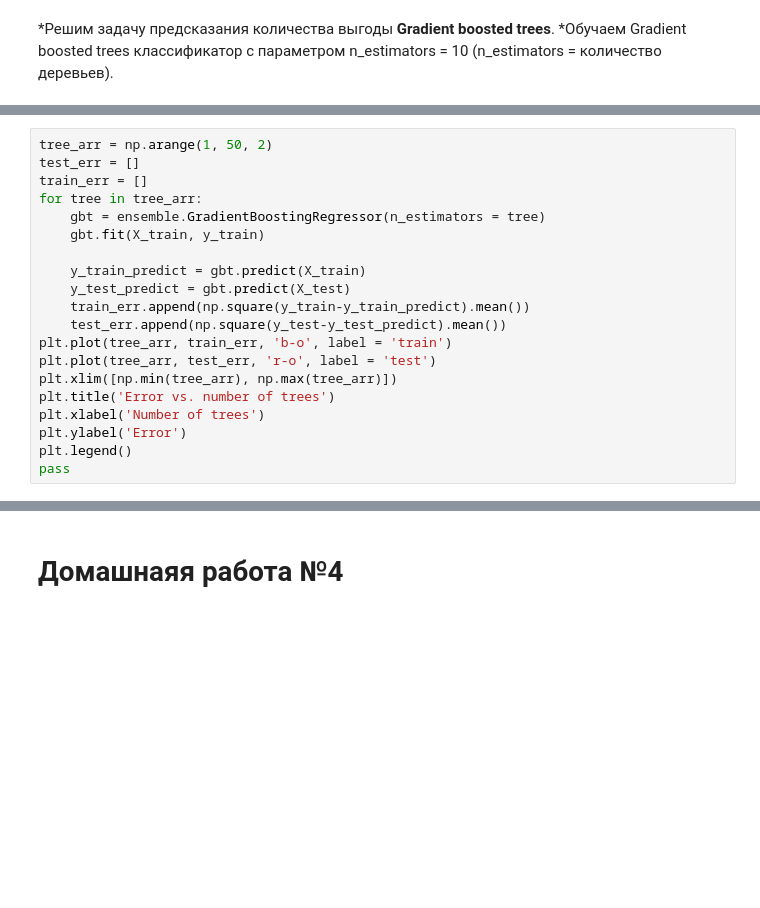
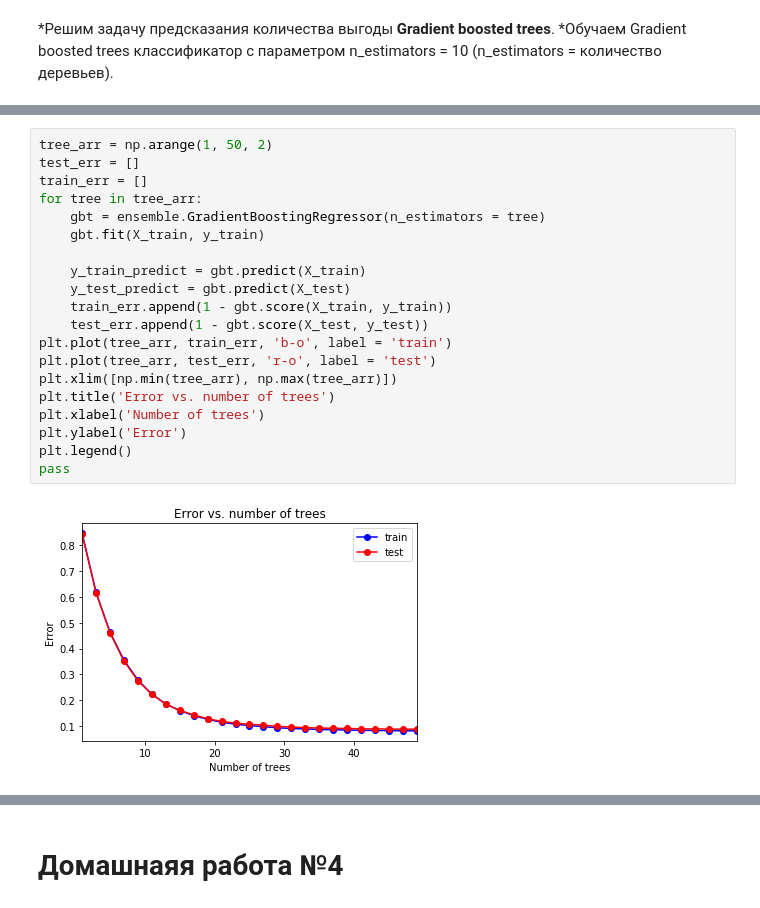
Before and after one commit to Zharikov/LOLKEK, a Jupyter notebook: Untitled1.ipynb, the cells around one changed output, grey strips where cells are left out. Drawn from its saved outputs; the diff is of its cells as text; blank space fills up the shorter version.

```diff
--- a/Untitled1.ipynb
+++ b/Untitled1.ipynb
@@ -743,23 +806,25 @@ print("Ошибка на тестовой выборке: ", err_test)
 # %%
 tree_arr = np.arange(1, 50, 2)
 test_err = []
 train_err = []
 for tree in tree_arr:
     gbt = ensemble.GradientBoostingRegressor(n_estimators = tree)
     gbt.fit(X_train, y_train)
 
     y_train_predict = gbt.predict(X_train)
     y_test_predict = gbt.predict(X_test)
-    train_err.append(np.square(y_train-y_train_predict).mean())
-    test_err.append(np.square(y_test-y_test_predict).mean())
+    train_err.append(1 - gbt.score(X_train, y_train))
+    test_err.append(1 - gbt.score(X_test, y_test))
 plt.plot(tree_arr, train_err, 'b-o', label = 'train')
 plt.plot(tree_arr, test_err, 'r-o', label = 'test')
 plt.xlim([np.min(tree_arr), np.max(tree_arr)])
 plt.title('Error vs. number of trees')
 plt.xlabel('Number of trees')
 plt.ylabel('Error')
 plt.legend()
 pass
+# %% [output]
+[figure, added]
 # %%
 min_train_err = np.min(train_err)
 min_test_err = np.min(test_err)
```
Also changed, not shown: parts of 58 cells of this notebook.
